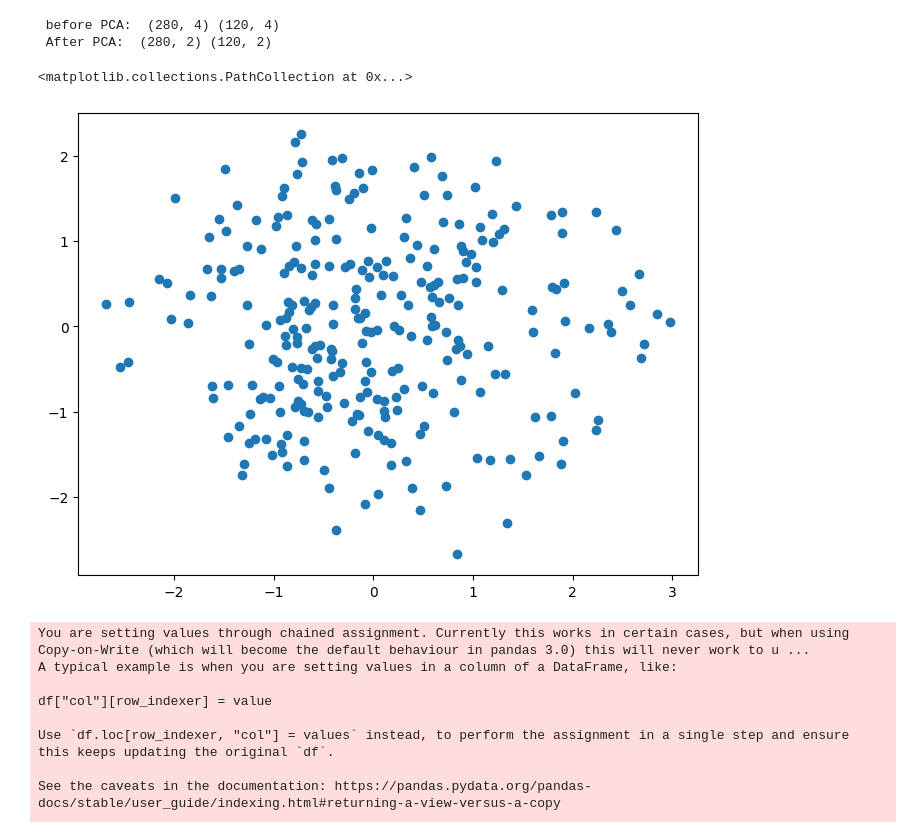
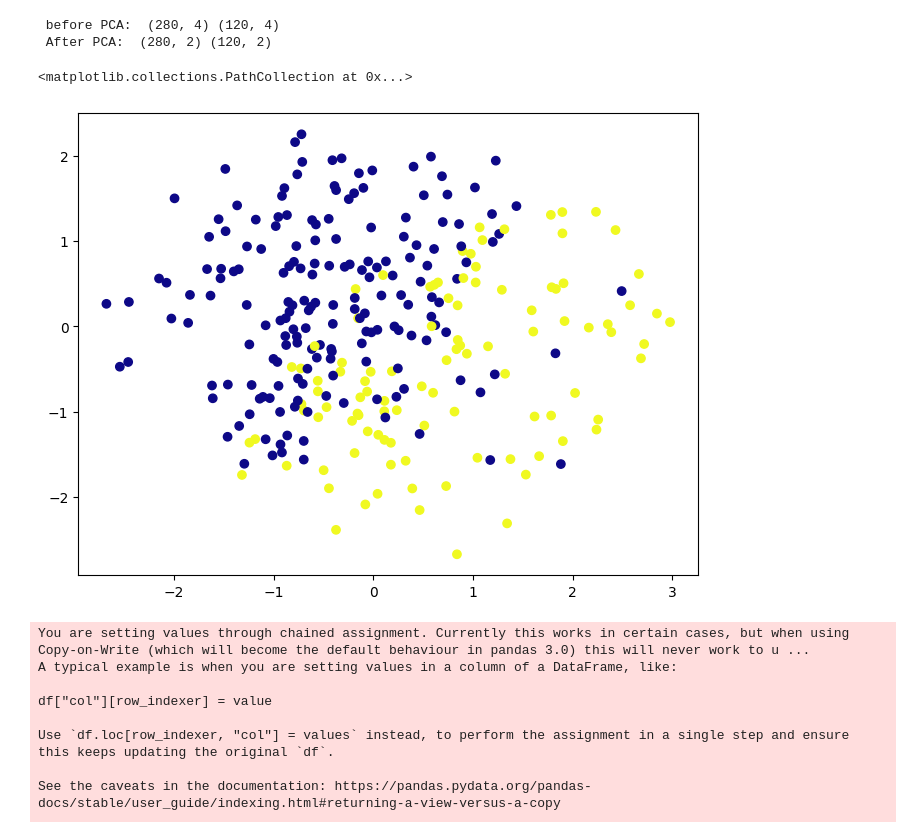
Before and after one commit to kanmanigit/Dimensionality_Reduction, a Jupyter notebook: 1.PCA_Classification_Best_model_Save.ipynb, the cells around one changed output. Cells and saved outputs as stored; diff of their text form; code cells hidden in the pictures.

```diff
--- a/1.PCA_Classification_Best_model_Save.ipynb
+++ b/1.PCA_Classification_Best_model_Save.ipynb
@@ -152,10 +152,10 @@ print (" After PCA: ", xTrain.shape,xTest.shape)
 # %%
 # Great! we have reduced the features from 4 dimention to 2 dimention Let's plot those data points...
 plt.figure(figsize=(8,6))
-plt.scatter(xTrain[:,0],xTrain[:,1], cmap="plasma")
+plt.scatter(xTrain[:,0],xTrain[:,1], c=y_train, cmap="plasma")
 # %% [output]
 <matplotlib.collections.PathCollection at 0x...>
-[figure, old version]
+[figure, new version]
 # %%
 # create, train and prdict the models using diff algorithms...
 classifier,cm,clf_report,accuracy_score,x_test,y_test,y_pred = logistic(xTrain,y_train,xTest)
```
